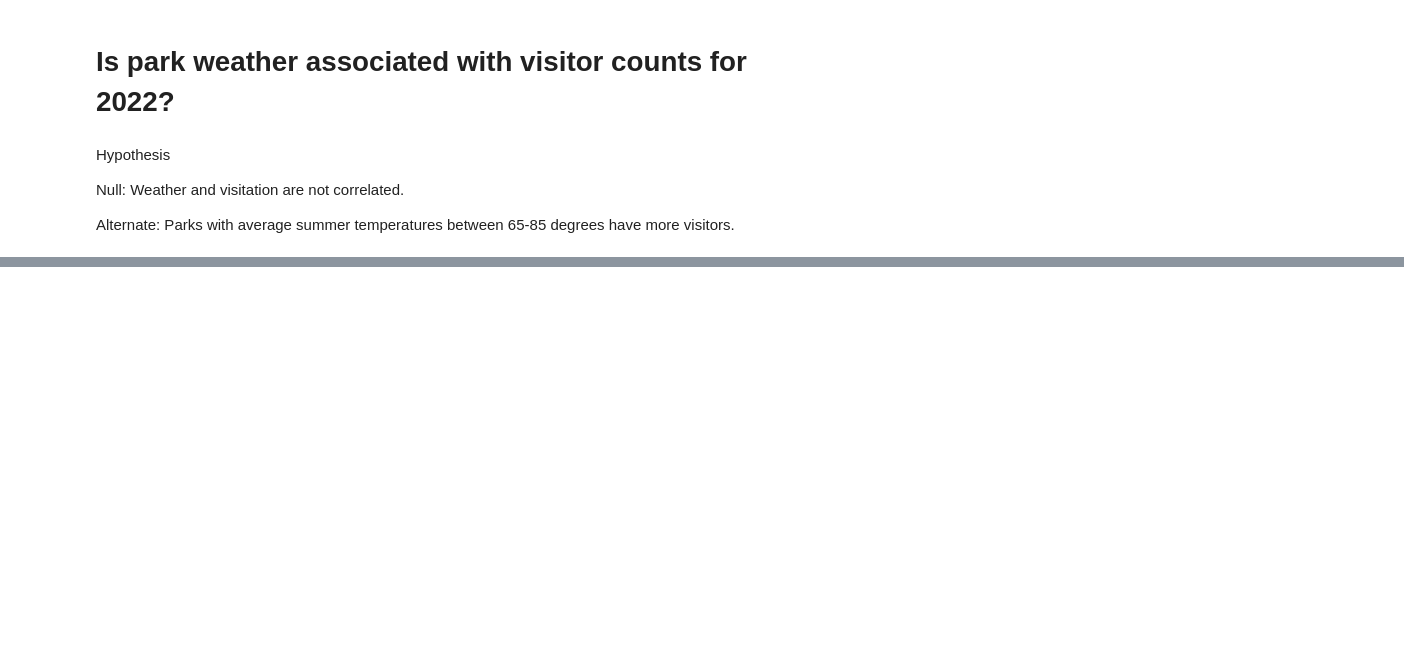
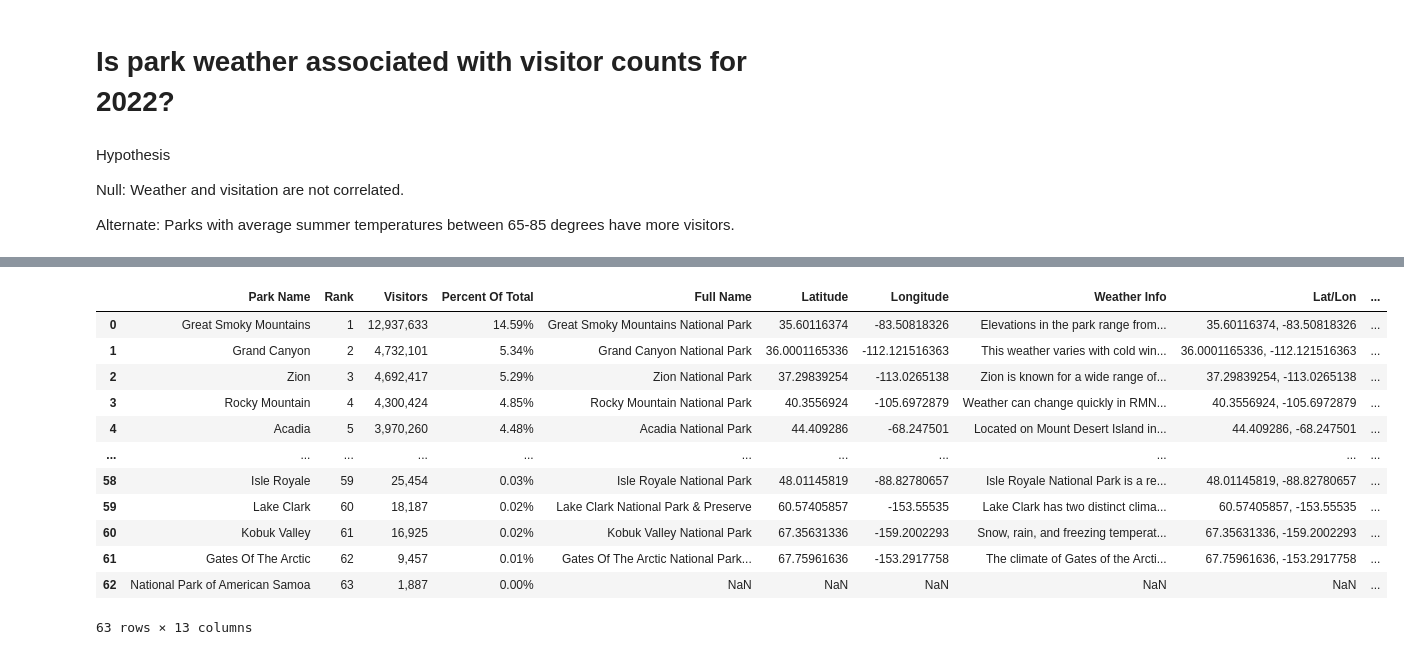
Before and after one commit to JessicaRBailey/Group_CA, a Jupyter notebook: Park_weather/weather.ipynb, the cells around one changed output, grey strips where cells are left out. Cells and saved outputs as stored; diff of their text form; code cells hidden in the pictures; blank space fills up the shorter version.

```diff
--- a/Park_weather/weather.ipynb
+++ b/Park_weather/weather.ipynb
@@ -171,0 +121,5 @@ url = "https://weather.visualcrossing.com/VisualCrossingWebServices/rest/service
+# %%
+weather_prep_data = combined_park_data_df[["Park Name", "Rank", "Visitors", "Percent Of Total", "Full Name", "Latitude", "Longitude", "Weather Info"]]
+weather_data_indexed = weather_prep_data.copy()
+weather_data_indexed["Lat/Lon"] = weather_prep_data["Latitude"].str.cat(weather_prep_data["Longitude"], sep = ", ")
+weather_data_indexed
@@ -171,0 +224,12 @@ url = "https://weather.visualcrossing.com/VisualCrossingWebServices/rest/service
+# %%
+# Create a DataFrame
+weather_df = pd.DataFrame({
+    "Lat/Lon" : lat_lon_ls,
+    "Date": date_ls,
+    "Temp Min": tempmin_ls,
+    "Temp Max": tempmax_ls,
+    "Precipitation": precip_ls,
+    "Cloud Cover": cloudcover_ls
+})
+
+weather_df
@@ -171,0 +260,18 @@ url = "https://weather.visualcrossing.com/VisualCrossingWebServices/rest/service
+# %%
+# Merge park_avgs dataframe with weather_data on lat,lon and show
+final_weather_data = weather_data_indexed.merge(park_avgs, how = "left", on = "Lat/Lon")
+final_weather_data
+# %% [output]
+|  | Park Name | Rank | Visitors | Percent Of Total | Full Name | Latitude | Longitude | Weather Info | Lat/Lon | ... |
+| 0 | Great Smoky Mountains | 1 | 12,937,633 | 14.59% | Great Smoky Mountains National Park | 35.60116374 | -83.50818326 | Elevations in the park range from... | 35.60116374, -83.50818326 | ... |
+| 1 | Grand Canyon | 2 | 4,732,101 | 5.34% | Grand Canyon National Park | 36.0001165336 | -112.121516363 | This weather varies with cold win... | 36.0001165336, -112.121516363 | ... |
+| 2 | Zion | 3 | 4,692,417 | 5.29% | Zion National Park | 37.29839254 | -113.0265138 | Zion is known for a wide range of... | 37.29839254, -113.0265138 | ... |
+| 3 | Rocky Mountain | 4 | 4,300,424 | 4.85% | Rocky Mountain National Park | 40.3556924 | -105.6972879 | Weather can change quickly in RMN... | 40.3556924, -105.6972879 | ... |
+| 4 | Acadia | 5 | 3,970,260 | 4.48% | Acadia National Park | 44.409286 | -68.247501 | Located on Mount Desert Island in... | 44.409286, -68.247501 | ... |
+| ... | ... | ... | ... | ... | ... | ... | ... | ... | ... | ... |
+| 58 | Isle Royale | 59 | 25,454 | 0.03% | Isle Royale National Park | 48.01145819 | -88.82780657 | Isle Royale National Park is a re... | 48.01145819, -88.82780657 | ... |
+| 59 | Lake Clark | 60 | 18,187 | 0.02% | Lake Clark National Park & Preserve | 60.57405857 | -153.55535 | Lake Clark has two distinct clima... | 60.57405857, -153.55535 | ... |
+| 60 | Kobuk Valley | 61 | 16,925 | 0.02% | Kobuk Valley National Park | 67.35631336 | -159.2002293 | Snow, rain, and freezing temperat... | 67.35631336, -159.2002293 | ... |
+| 61 | Gates Of The Arctic | 62 | 9,457 | 0.01% | Gates Of The Arctic National Park... | 67.75961636 | -153.2917758 | The climate of Gates of the Arcti... | 67.75961636, -153.2917758 | ... |
+| 62 | National Park of American Samoa | 63 | 1,887 | 0.00% | NaN | NaN | NaN | NaN | NaN | ... |
+63 rows × 13 columns
```
Also changed, not shown: parts of 19 cells of this notebook.
